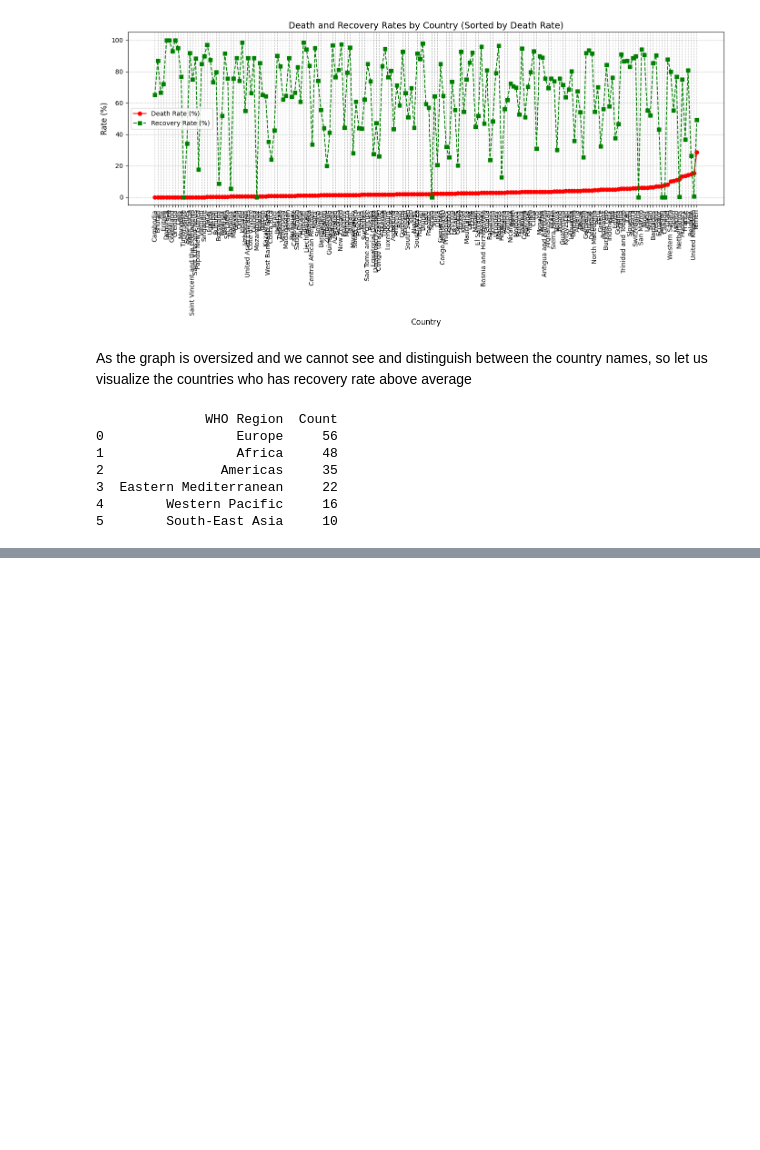
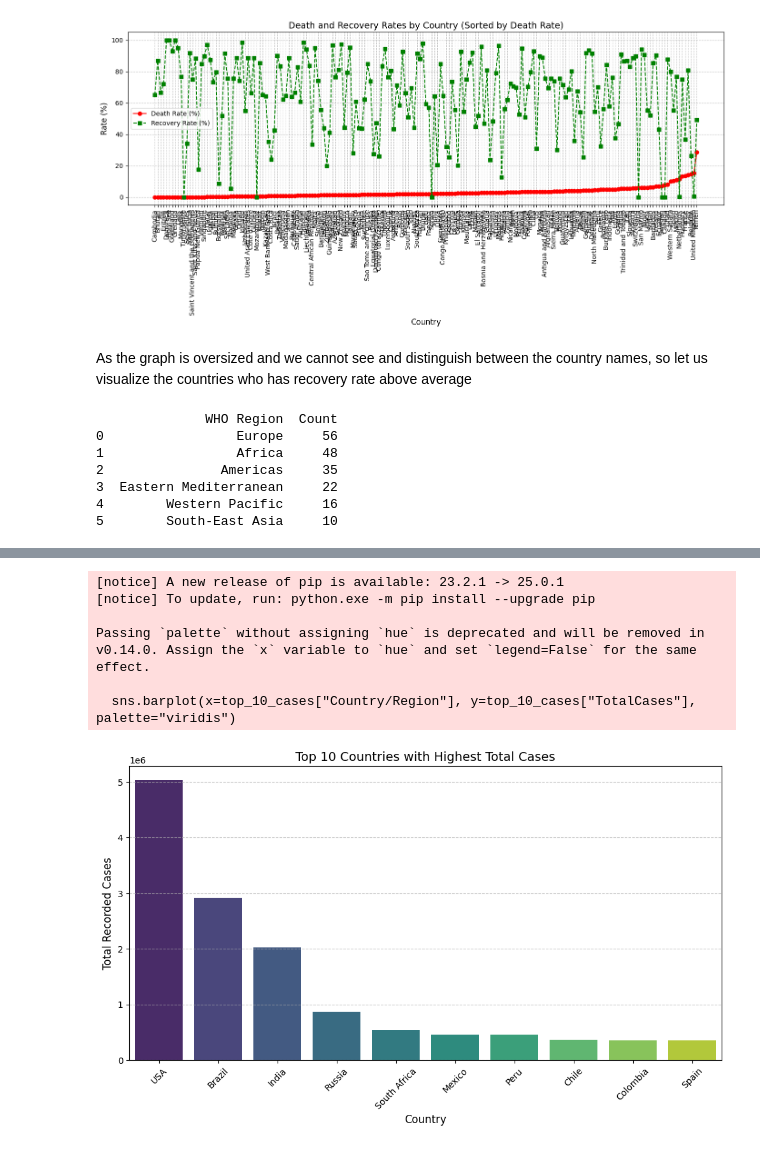
Before and after one commit to sbm014/2025-4516CSQR-COVID, a Jupyter notebook: group_notebook.ipynb, the cells around one changed output, grey strips where cells are left out. Cells and saved outputs as stored; diff of their text form; code cells hidden in the pictures; blank space fills up the shorter version.

Commit message:
Updated Group Notebook With Sara Visualization
Added Visualization for Sara's visualization.
Insight#2: Top 10 countries with most cases

```diff
--- a/group_notebook.ipynb
+++ b/group_notebook.ipynb
@@ -388,0 +413,32 @@ Requirement already satisfied: six>=1.5 in c:\users\sbinm\pycharmprojects\covid-
+# %%
+# Install required libraries (Run this cell once)
+!pip install pandas matplotlib seaborn
+
+# Import necessary libraries
+import pandas as pd
+import matplotlib.pyplot as plt
+import seaborn as sns
+
+# Load the dataset
+#worldometer_df = pd.read_csv("/mnt/data/worldometer_data.csv")
+
+# Ensure 'TotalCases' column is numeric
+worldometer_df["TotalCases"] = pd.to_numeric(worldometer_df["TotalCases"], errors="coerce")
+
+# Select top 10 countries with highest total cases
+top_10_cases = worldometer_df.nlargest(10, "TotalCases")
+
+# Plot the bar chart
+plt.figure(figsize=(12, 6))
+sns.barplot(x=top_10_cases["Country/Region"], y=top_10_cases["TotalCases"], palette="viridis")
+
+# Formatting the chart
+plt.xlabel("Country", fontsize=12)
+plt.ylabel("Total Recorded Cases", fontsize=12)
+plt.title("Top 10 Countries with Highest Total Cases", fontsize=14)
+plt.xticks(rotation=45)
+plt.grid(axis="y", linestyle="--", alpha=0.7)
+
+# Show the plot
+plt.show()
+# %% [output]
@@ -388,0 +460,7 @@ Requirement already satisfied: six>=1.5 in c:\users\sbinm\pycharmprojects\covid-
+[notice] A new release of pip is available: 23.2.1 -> 25.0.1
+[notice] To update, run: python.exe -m pip install --upgrade pip
+
+Passing `palette` without assigning `hue` is deprecated and will be removed in v0.14.0. Assign the `x` variable to `hue` and set `legend=False` for the same effect.
+
+  sns.barplot(x=top_10_cases["Country/Region"], y=top_10_cases["TotalCases"], palette="viridis")
+[figure, added]
```
Also changed, not shown: parts of 10 cells of this notebook.
